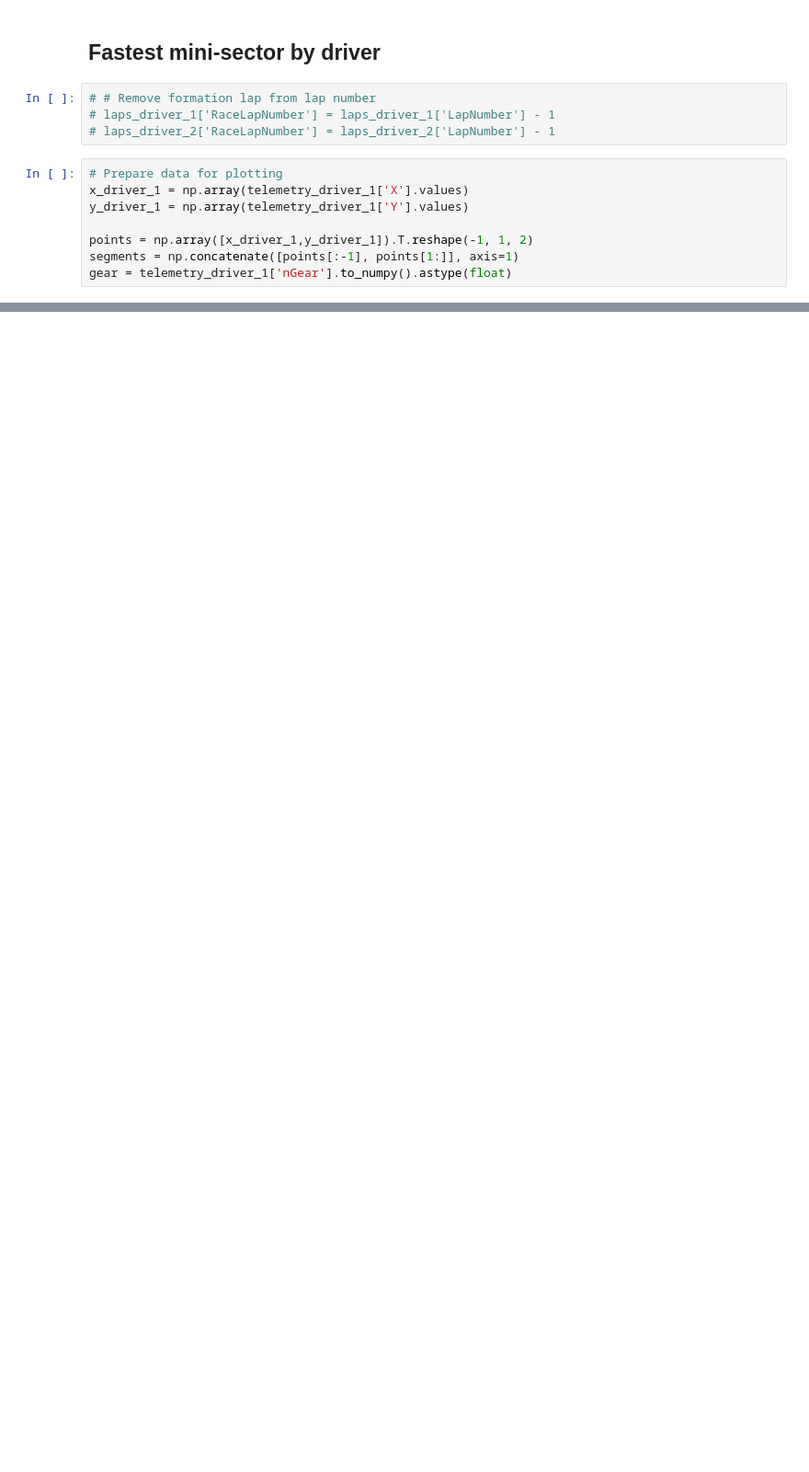
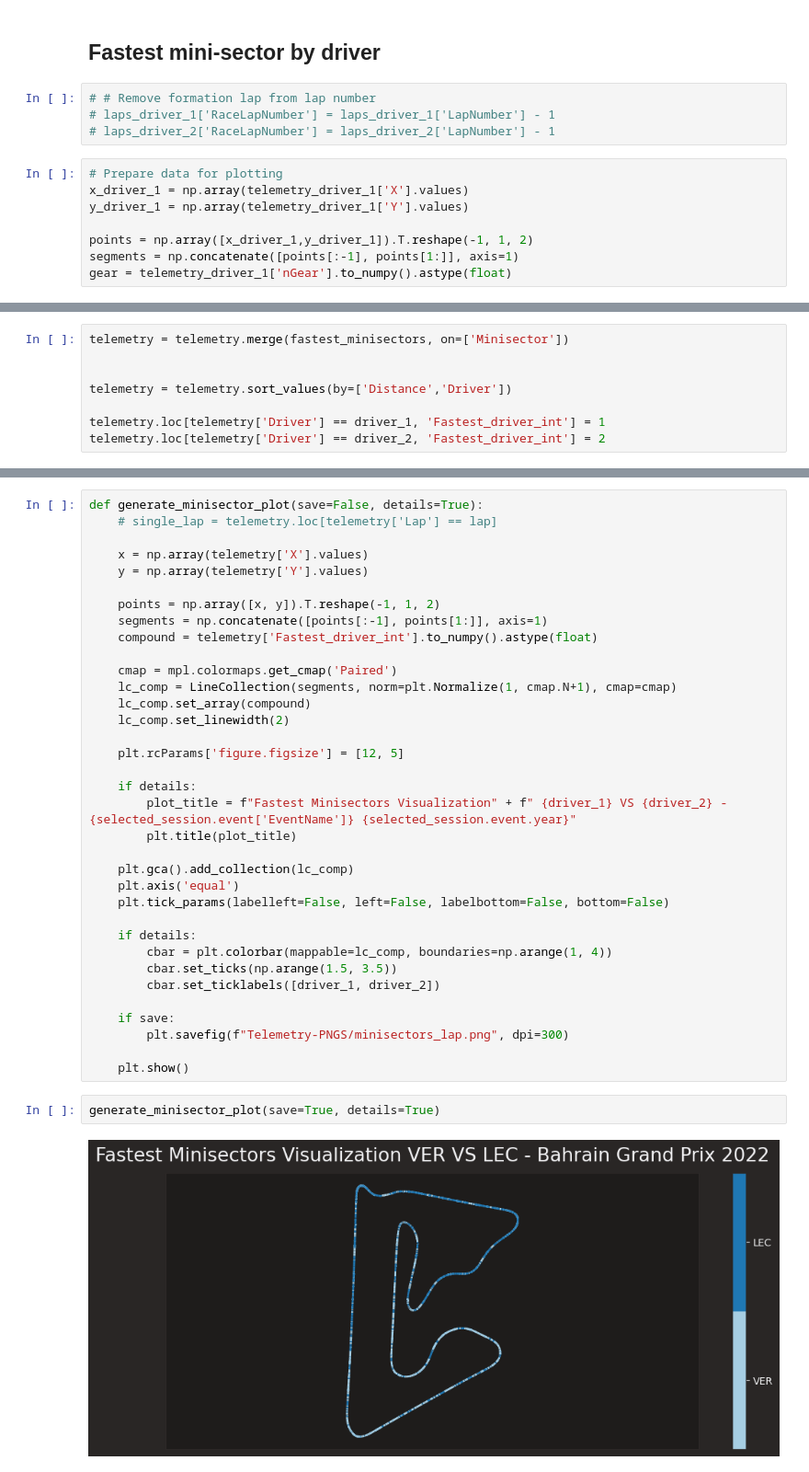
Before and after one commit to SamBurky/formula1-telemetry, a Jupyter notebook: Telemetry/telemetrybasics.ipynb, the cells around one changed output, grey strips where cells are left out. Shown at 92% size. Drawn from its saved outputs; the diff is of its cells as text; blank space fills up the shorter version.

```diff
--- a/Telemetry/telemetrybasics.ipynb
+++ b/Telemetry/telemetrybasics.ipynb
@@ -213,0 +476,8 @@ plt.show()
+# %%
+telemetry = telemetry.merge(fastest_minisectors, on=['Minisector'])
+
+
+telemetry = telemetry.sort_values(by=['Distance','Driver'])
+
+telemetry.loc[telemetry['Driver'] == driver_1, 'Fastest_driver_int'] = 1
+telemetry.loc[telemetry['Driver'] == driver_2, 'Fastest_driver_int'] = 2
@@ -213,0 +500,39 @@ plt.show()
+# %%
+def generate_minisector_plot(save=False, details=True):
+    # single_lap = telemetry.loc[telemetry['Lap'] == lap]
+
+    x = np.array(telemetry['X'].values)
+    y = np.array(telemetry['Y'].values)
+
+    points = np.array([x, y]).T.reshape(-1, 1, 2)
+    segments = np.concatenate([points[:-1], points[1:]], axis=1)
+    compound = telemetry['Fastest_driver_int'].to_numpy().astype(float)
+
+    cmap = mpl.colormaps.get_cmap('Paired')
+    lc_comp = LineCollection(segments, norm=plt.Normalize(1, cmap.N+1), cmap=cmap)
+    lc_comp.set_array(compound)
+    lc_comp.set_linewidth(2)
+
+    plt.rcParams['figure.figsize'] = [12, 5]
+
+    if details:
+        plot_title = f"Fastest Minisectors Visualization" + f" {driver_1} VS {driver_2} - {selected_session.event['EventName']} {selected_session.event.year}"
+        plt.title(plot_title)
+
+    plt.gca().add_collection(lc_comp)
+    plt.axis('equal')
+    plt.tick_params(labelleft=False, left=False, labelbottom=False, bottom=False)
+
+    if details:
+        cbar = plt.colorbar(mappable=lc_comp, boundaries=np.arange(1, 4))
+        cbar.set_ticks(np.arange(1.5, 3.5))
+        cbar.set_ticklabels([driver_1, driver_2])
+
+    if save:
+        plt.savefig(f"Telemetry-PNGS/minisectors_lap.png", dpi=300)
+
+    plt.show()
+# %%
+generate_minisector_plot(save=True, details=True)
+# %% [output]
+[figure, added]
```
Also changed, not shown: parts of 34 cells of this notebook.
